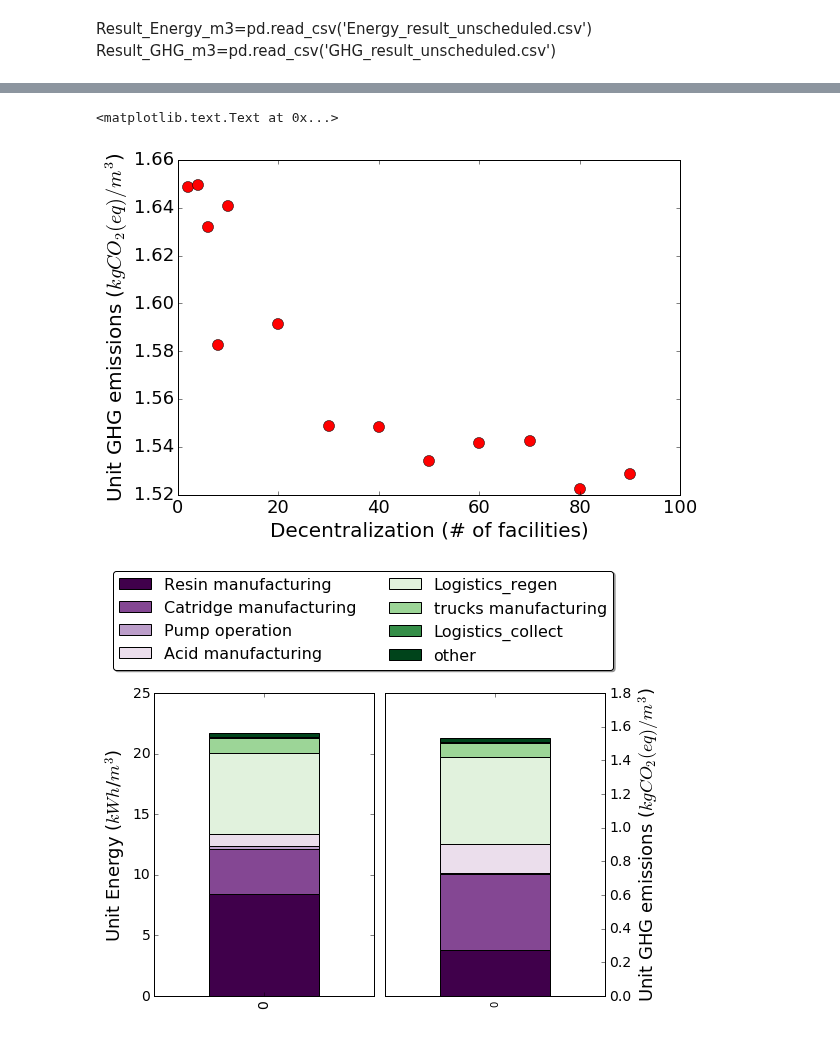
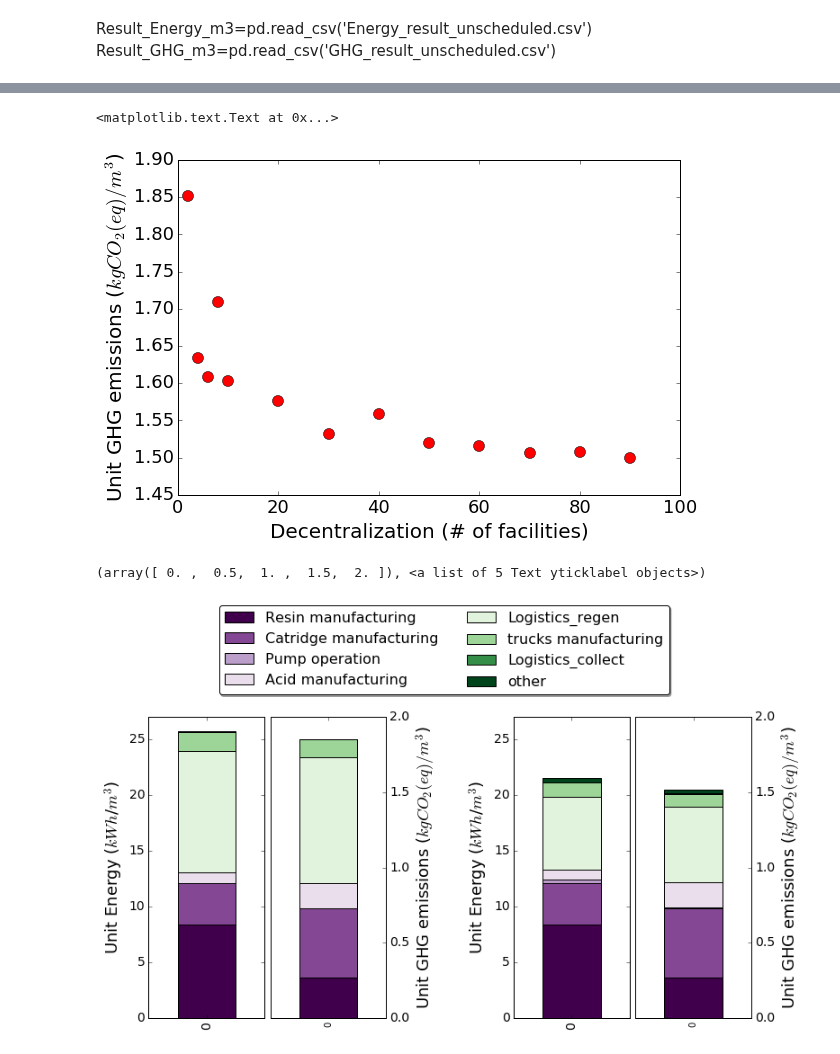
Before and after one commit to okavvada/Urine-Project, a Jupyter notebook: Run_LCA_model.ipynb, the cells around one changed output, grey strips where cells are left out. Cells and saved outputs as stored; diff of their text form; code cells hidden in the pictures.

Commit message:
one graph

```diff
--- a/Run_LCA_model.ipynb
+++ b/Run_LCA_model.ipynb
@@ -13,7 +13,7 @@ from Run_LCA_model import Run_LCA_model
 # %%
 buildings_path = '..\shapefiles\\building_block_people_WGS_3_int.csv'
 schedule = 'scheduled'
-logistics = 'random'
+logistics = 'optimal'
 n_collection = 1
 Result_Energy = pd.DataFrame()
 Result_GHG = pd.DataFrame()
@@ -111,8 +108,3 @@ Result_GHG_m3.to_csv('../results/GHG_m3_random.csv')
-# %%
-Result_Energy_m3=Result_Energy_m3[1:]
-Result_Energy_m3=Result_Energy_m3[2:]
-Result_GHG_m3 = Result_GHG_m3[1:]
-Result_GHG_m3 = Result_GHG_m3[2:]
 # %%
 fig = plt.figure(figsize=(9,6))
 plt.plot(Result_GHG_m3["n_facilities"], Result_GHG_m3["sum"], 'ro', markersize=11)
@@ -124,10 +116,10 @@ plt.yticks(fontsize = 18)
 plt.ylabel('Unit GHG emissions ($kgCO_2(eq)/m^3$)', fontsize = 20)
 # %% [output]
 <matplotlib.text.Text at 0x...>
-[figure, old version]
+[figure, new version]
 # %%
-Result_Energy_m3_plot = Result_Energy_m3[8:9].drop('sum',1).drop('n_facilities',1)
-Result_GHG_m3_plot = Result_GHG_m3[8:9].drop('sum',1).drop('n_facilities',1)
+Result_Energy_m3_plot = Result_Energy_m3.drop('sum',1).drop('n_facilities',1)
+Result_GHG_m3_plot = Result_GHG_m3.drop('sum',1).drop('n_facilities',1)
 # %%
 Result_Energy_m3_plot['other'] = (Result_Energy_m3_plot['Resin transport'] + Result_Energy_m3_plot['Catridge transport']+
                                   Result_Energy_m3_plot['Tank transport'] + Result_Energy_m3_plot['Pump transport'] +
@@ -144,24 +136,43 @@ Result_Energy_m3_plot = Result_Energy_m3_plot.drop(['Resin transport', 'Catridge
 Result_GHG_m3_plot = Result_GHG_m3_plot.drop(['Resin transport', 'Catridge transport',
                                                     'Tank transport', 'Pump transport', 'Acid transport', 'Tank manufacturing',
                                                    'Pump manufacturing'] , 1)
+# %%
+Result_Energy_m3_plot_low = Result_Energy_m3_plot[0:1]
+Result_GHG_m3_plot_low = Result_GHG_m3_plot[0:1]
+Result_Energy_m3_plot_high = Result_Energy_m3_plot[8:9]
+Result_GHG_m3_plot_high = Result_GHG_m3_plot[8:9]
 # %%
-fig = plt.figure(figsize=(8, 5))
-ax = fig.add_subplot(1,2, 1)
-a=Result_Energy_m3_plot.plot(kind='bar', stacked = True, ax=ax, legend=False,colormap='PRGn')
+fig = plt.figure(figsize=(12, 6))
+ax = fig.add_subplot(1,5, 1)
+a=Result_Energy_m3_plot_low.plot(kind='bar', stacked = True, ax=ax, legend=False,colormap='PRGn')
 plt.xticks(fontsize=14)
 plt.yticks(fontsize=14)
-plt.ylim(0, 25)
+plt.ylim(0, 27)
 plt.ylabel('Unit Energy ($kWh$/$m^3$)',fontsize=18)
-ax = fig.add_subplot(1,2, 2)
-b=Result_GHG_m3_plot.plot(kind='bar', stacked = True, secondary_y=True, ax=ax, legend=False,colormap='PRGn')
+ax = fig.add_subplot(1,5, 2)
+b=Result_GHG_m3_plot_low.plot(kind='bar', stacked = True, secondary_y=True, ax=ax, legend=False,colormap='PRGn')
 plt.xticks(fontsize=14)
 plt.yticks(fontsize=14)
-plt.ylim(0, 1.8)
+plt.ylim(0, 2)
 plt.ylabel('Unit GHG emissions ($kgCO_2(eq)/m^3$)',fontsize=18)
-b.legend(loc='lower center', bbox_to_anchor=(-0.1, 1.05),ncol=2, fancybox=True, shadow=True,fontsize=16)
-fig.tight_layout()
+b.legend(loc='lower center', bbox_to_anchor=(1.5, 1.05),ncol=2, fancybox=True, shadow=True,fontsize=16)
+ax = fig.add_subplot(1,5, 4)
+c=Result_Energy_m3_plot_high.plot(kind='bar', stacked = True,ax=ax, legend=False,colormap='PRGn')
+plt.ylim(0, 27)
+plt.ylabel('Unit Energy ($kWh$/$m^3$)',fontsize=18)
+plt.xticks(fontsize=14)
+plt.yticks(fontsize=14)
+ax = fig.add_subplot(1,5, 5)
+d=Result_GHG_m3_plot_high.plot(kind='bar', stacked = True, ax=ax, secondary_y=True, legend=False,colormap='PRGn')
+plt.ylim(0, 2)
+#fig.tight_layout()
+plt.ylabel('Unit GHG emissions ($kgCO_2(eq)/m^3$)',fontsize=18)
+plt.subplots_adjust(left=None, bottom=None, right=None, top=None, wspace=0.05, hspace=None)
+plt.xticks(fontsize=14)
+plt.yticks(fontsize=14)
 # %% [output]
+(array([ 0. ,  0.5,  1. ,  1.5,  2. ]), <a list of 5 Text yticklabel objects>)
-[figure, old version]
+[figure, new version]
 # %%
 Energy_optimal = pd.read_csv('../results/Energy_m3_optimal.csv')
 Energy_grid = pd.read_csv('../results/Energy_m3_grid.csv')
```
Also changed, not shown: parts of 7 cells of this notebook.
